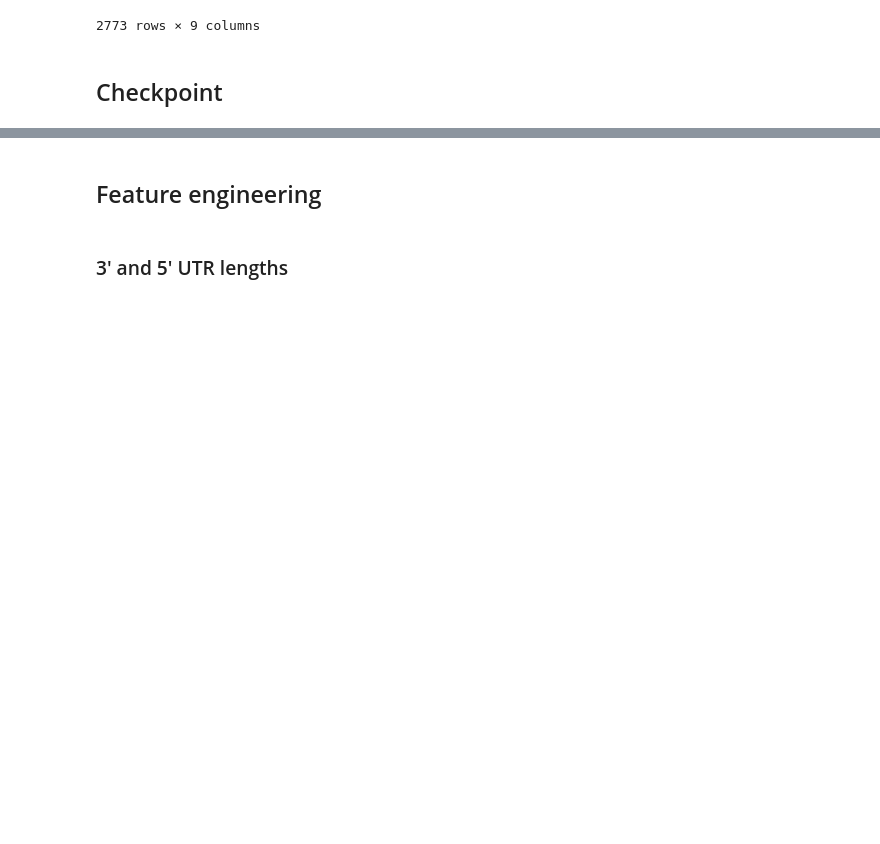
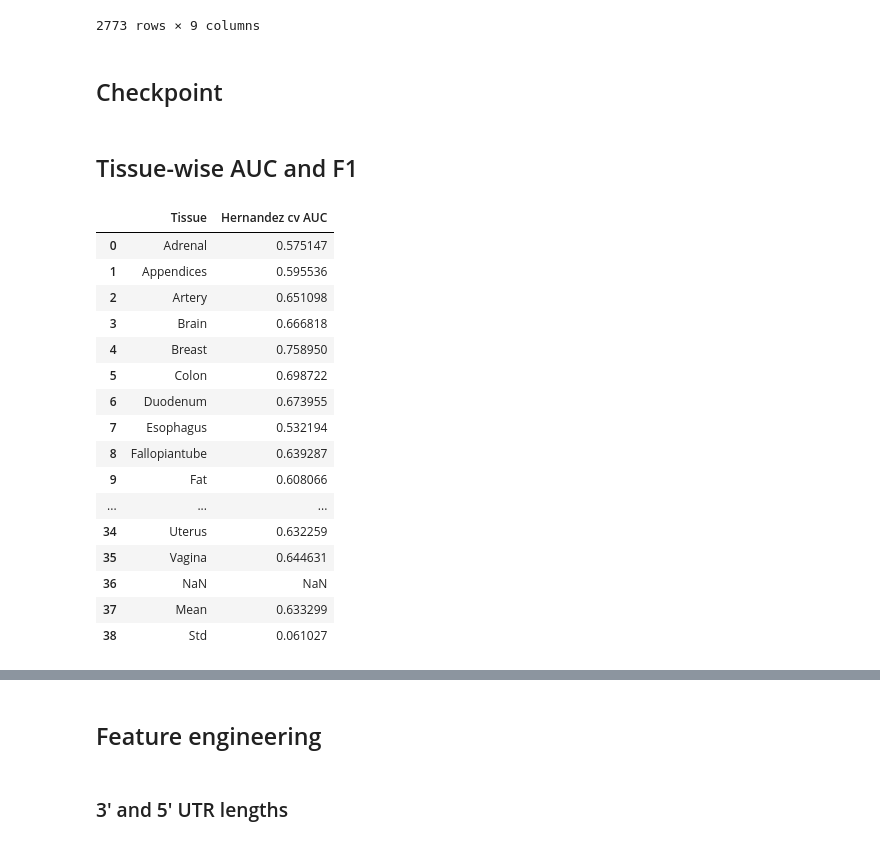
Before and after one commit to f-krause/master-thesis, a Jupyter notebook: experiments/visualisation/ptrnet_prediction_vis.ipynb, the cells around one changed output, grey strips where cells are left out. Cells and saved outputs as stored; diff of their text form; code cells hidden in the pictures; blank space fills up the shorter version.

```diff
--- a/experiments/visualisation/ptrnet_prediction_vis.ipynb
+++ b/experiments/visualisation/ptrnet_prediction_vis.ipynb
@@ -132,3 +132,29 @@ df_val.to_csv("../experiments/visualisation/data/ptrnet_31_preds_extended.csv")
 # %%
 # load df_val
 df = pd.read_csv("../experiments/visualisation/data/ptrnet_31_preds_extended.csv", index_col=0)
+# %% [markdown]
+## Tissue-wise AUC and F1
+# %%
+# Load Hernandez results from excel
+hernandez_df = pd.read_excel("../experiments/visualisation/data/Hernandez-Alias_results.xlsx", sheet_name="RandomForest")
+hernandez_df = hernandez_df[["Unnamed: 0", "roc_auc"]]
+hernandez_df.columns = ["Tissue", "Hernandez cv AUC"]
+hernandez_df
+# %% [output]
+|  | Tissue | Hernandez cv AUC |
+| 0 | Adrenal | 0.575147 |
+| 1 | Appendices | 0.595536 |
+| 2 | Artery | 0.651098 |
+| 3 | Brain | 0.666818 |
+| 4 | Breast | 0.758950 |
+| 5 | Colon | 0.698722 |
+| 6 | Duodenum | 0.673955 |
+| 7 | Esophagus | 0.532194 |
+| 8 | Fallopiantube | 0.639287 |
+| 9 | Fat | 0.608066 |
+| ... | ... | ... |
+| 34 | Uterus | 0.632259 |
+| 35 | Vagina | 0.644631 |
+| 36 | NaN | NaN |
+| 37 | Mean | 0.633299 |
+| 38 | Std | 0.061027 |
```
Also changed, not shown: parts of 6 cells of this notebook, 1 other file.
